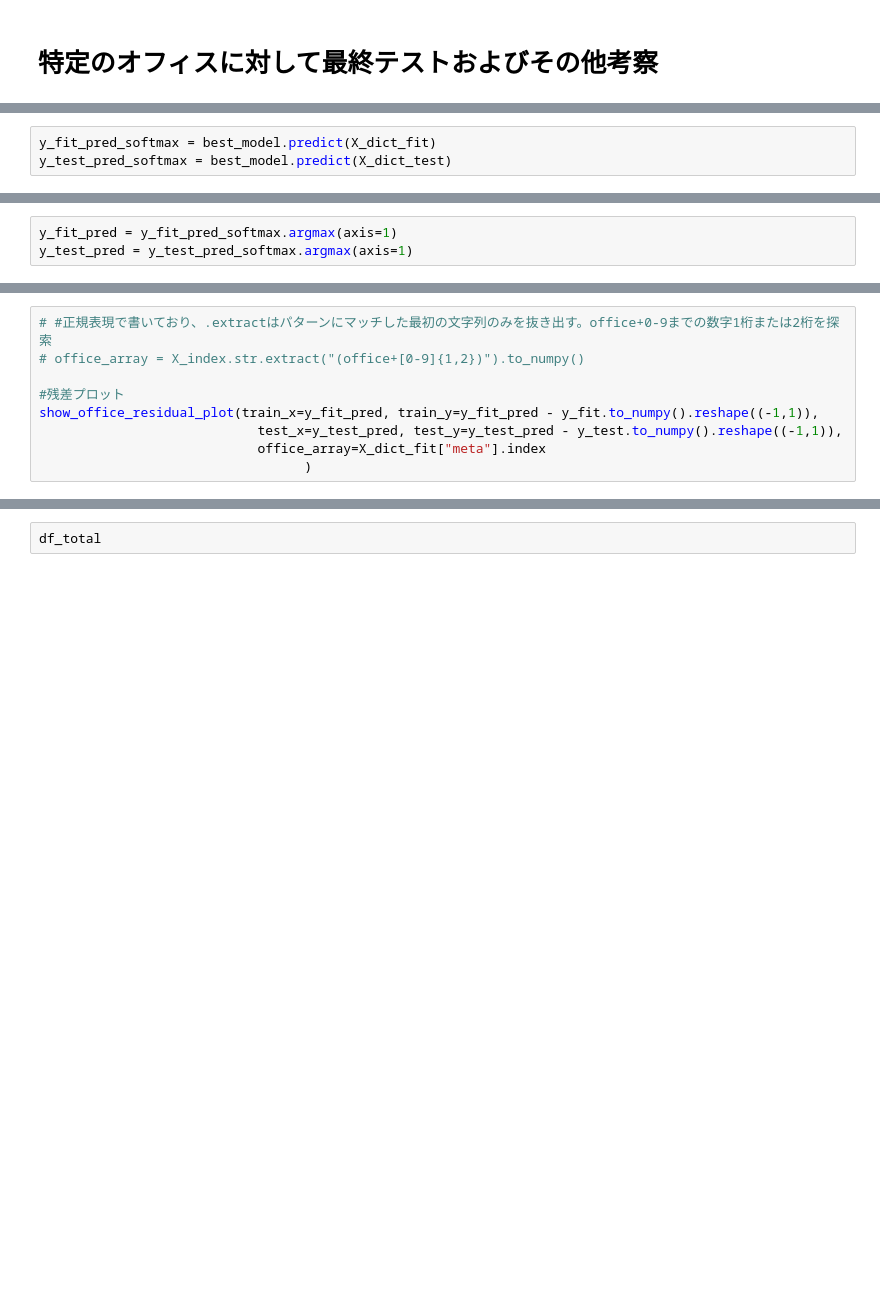
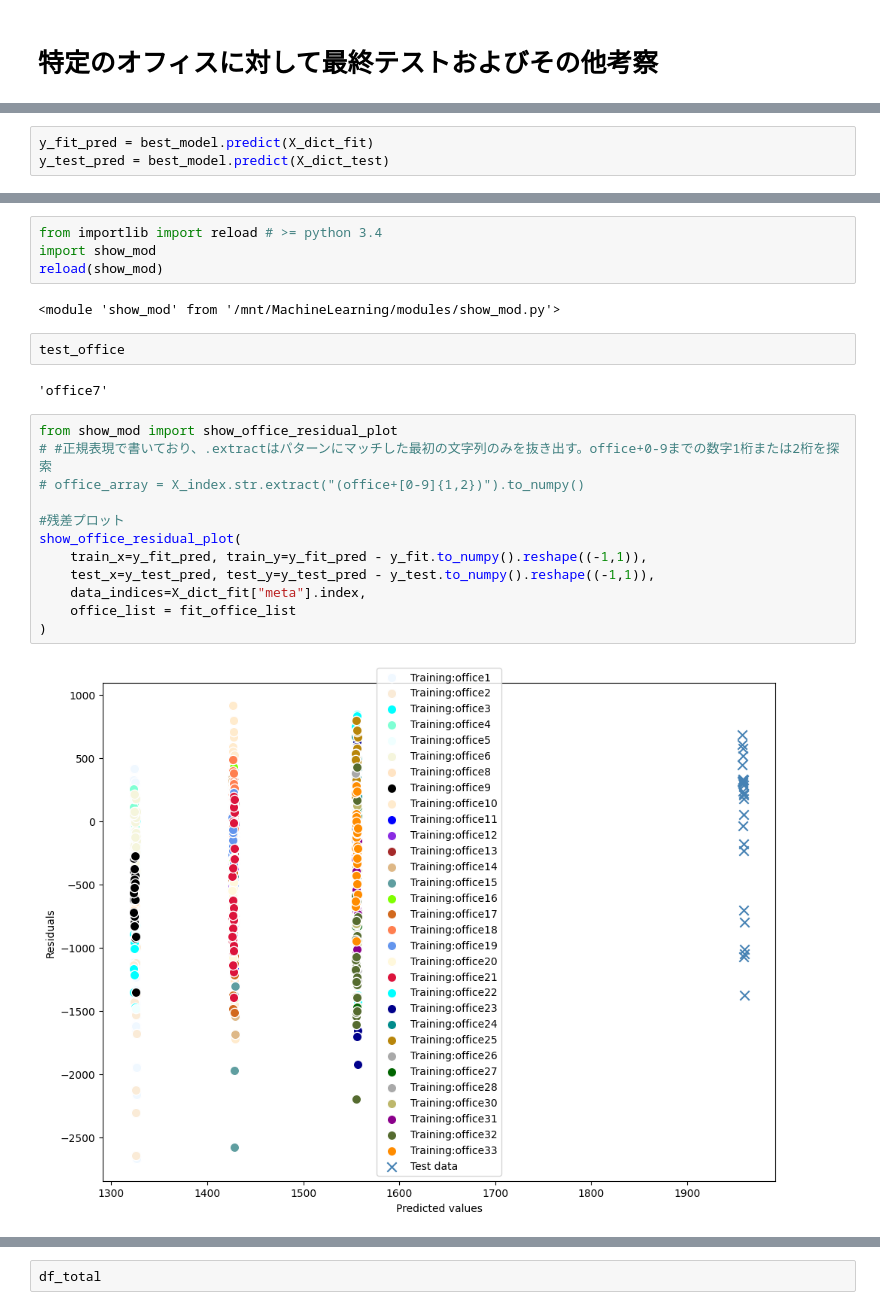
Before and after one commit to Enehentaro/MachineLearning, a Jupyter notebook: NoteBook/NumDropletsRoI/TimeMean/ctm_onlyFloating.ipynb, the cells around one changed output, grey strips where cells are left out. Cells and saved outputs as stored; diff of their text form; blank space fills up the shorter version.

```diff
--- a/NoteBook/NumDropletsRoI/TimeMean/ctm_onlyFloating.ipynb
+++ b/NoteBook/NumDropletsRoI/TimeMean/ctm_onlyFloating.ipynb
@@ -1093,3 +1276,3 @@ plot_history(test_history.history, ymax=2.)
 # %%
-y_fit_pred_softmax = best_model.predict(X_dict_fit)
-y_test_pred_softmax = best_model.predict(X_dict_test)
+y_fit_pred = best_model.predict(X_dict_fit)
+y_test_pred = best_model.predict(X_dict_test)
@@ -1096,4 +1282 @@ y_test_pred_softmax = best_model.predict(X_dict_test)
-# %%
-y_fit_pred = y_fit_pred_softmax.argmax(axis=1)
-y_test_pred = y_test_pred_softmax.argmax(axis=1)
 # %%
@@ -1134,11 +1349,26 @@ X_dict_fit["meta"].index
+# %%
+from importlib import reload # >= python 3.4
+import show_mod
+reload(show_mod)
+# %% [output]
+<module 'show_mod' from '/mnt/MachineLearning/modules/show_mod.py'>
+# %%
+test_office
+# %% [output]
+'office7'
 # %%
+from show_mod import show_office_residual_plot
 # #正規表現で書いており、.extractはパターンにマッチした最初の文字列のみを抜き出す。office+0-9までの数字1桁または2桁を探索
 # office_array = X_index.str.extract("(office+[0-9]{1,2})").to_numpy()
 
 #残差プロット
-show_office_residual_plot(train_x=y_fit_pred, train_y=y_fit_pred - y_fit.to_numpy().reshape((-1,1)),
-                            test_x=y_test_pred, test_y=y_test_pred - y_test.to_numpy().reshape((-1,1)),
-                            office_array=X_dict_fit["meta"].index
-                                  )
+show_office_residual_plot(
+    train_x=y_fit_pred, train_y=y_fit_pred - y_fit.to_numpy().reshape((-1,1)),
+    test_x=y_test_pred, test_y=y_test_pred - y_test.to_numpy().reshape((-1,1)),
+    data_indices=X_dict_fit["meta"].index,
+    office_list = fit_office_list
+)
+# %% [output]
+[figure, added]
 # %%
 X_dict_fit
```
Also changed, not shown: parts of 21 cells of this notebook, 8 other files.
